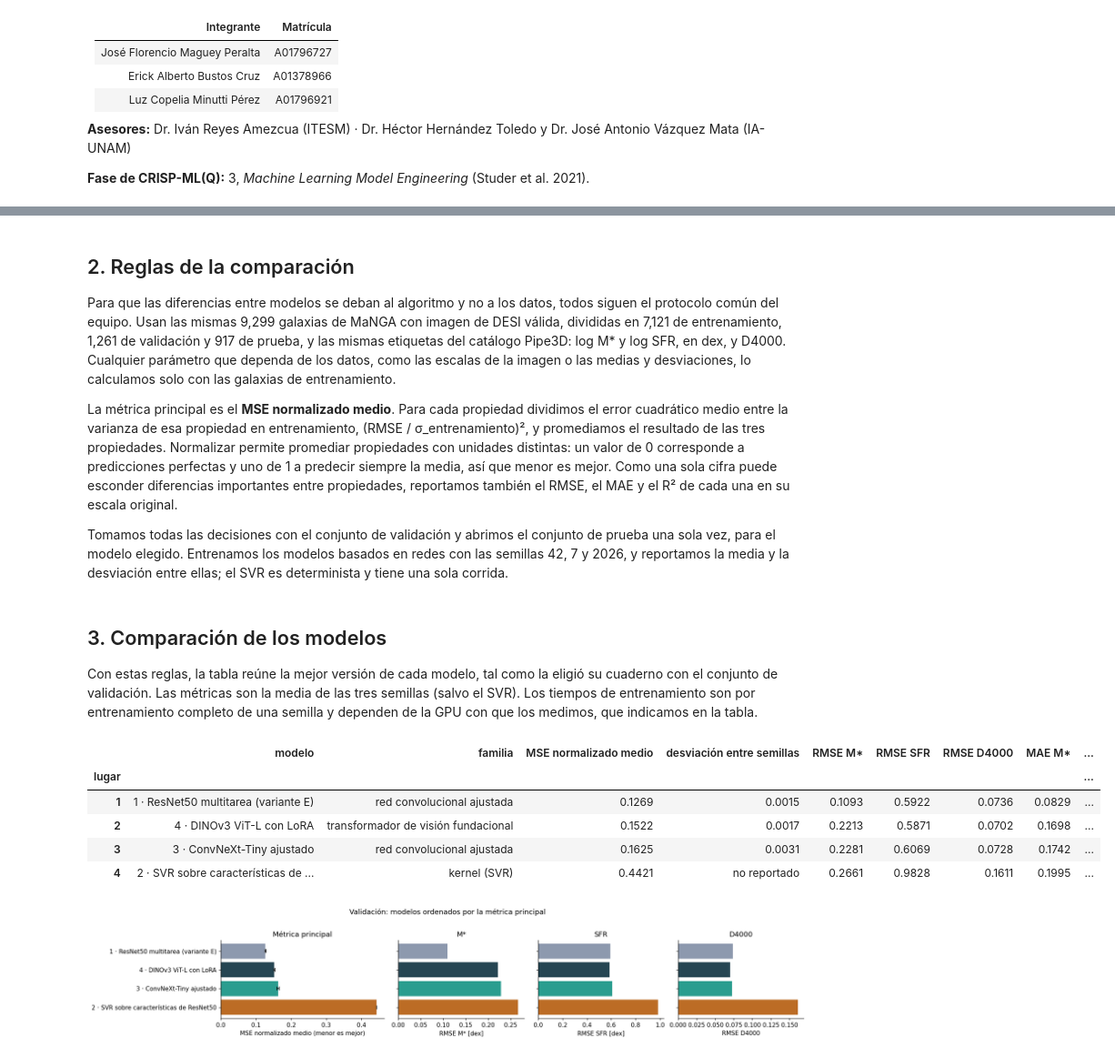
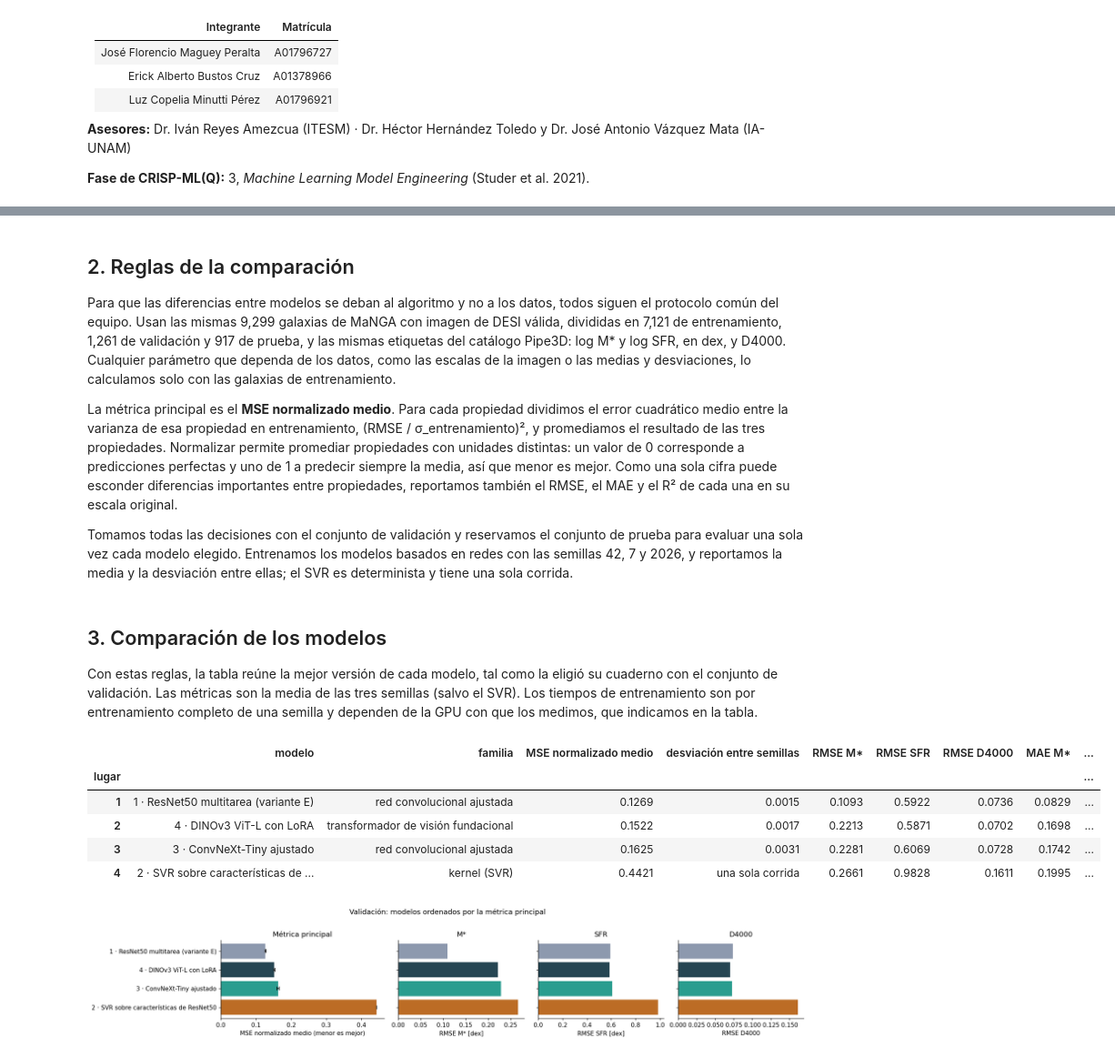
Before and after one commit to erteck/InferenciaPropiedadesFisicas, a Jupyter notebook: Notebooks/Variante Modelos/Avance4.24.ipynb, the cells around one changed output, grey strips where cells are left out. Shown at 91% size. Saved outputs shown, nothing was run; the diff lists cells and outputs as text; code cells hidden in the pictures.

```diff
--- a/Notebooks/Variante Modelos/Avance4.24.ipynb
+++ b/Notebooks/Variante Modelos/Avance4.24.ipynb
@@ -34,7 +34,7 @@ Para que las diferencias entre modelos se deban al algoritmo y no a los datos, t
 
 La métrica principal es el **MSE normalizado medio**. Para cada propiedad dividimos el error cuadrático medio entre la varianza de esa propiedad en entrenamiento, (RMSE / σ_entrenamiento)², y promediamos el resultado de las tres propiedades. Normalizar permite promediar propiedades con unidades distintas: un valor de 0 corresponde a predicciones perfectas y uno de 1 a predecir siempre la media, así que menor es mejor. Como una sola cifra puede esconder diferencias importantes entre propiedades, reportamos también el RMSE, el MAE y el R² de cada una en su escala original.
 
-Tomamos todas las decisiones con el conjunto de validación y abrimos el conjunto de prueba una sola vez, para el modelo elegido. Entrenamos los modelos basados en redes con las semillas 42, 7 y 2026, y reportamos la media y la desviación entre ellas; el SVR es determinista y tiene una sola corrida.
+Tomamos todas las decisiones con el conjunto de validación y reservamos el conjunto de prueba para evaluar una sola vez cada modelo elegido. Entrenamos los modelos basados en redes con las semillas 42, 7 y 2026, y reportamos la media y la desviación entre ellas; el SVR es determinista y tiene una sola corrida.
 # %%
 import numpy as np
 import pandas as pd
@@ -74,34 +74,35 @@ MODELOS = [
          mse=0.1522, mse_sd=0.0017, semillas=3,
          rmse=(0.2213, 0.5871, 0.0702), mae=(0.1698, 0.4112, 0.0486), r2=(0.8861, 0.7453, 0.9112),
          minutos_entrenamiento=24.09, gpu="A100", parametros_M=308.19, ms_inferencia=2.71,
          entradas="imagen en color (Lupton)", fuente="Modelo 4, sección 13"),
 ]
 
 filas = []
 for m in MODELOS:
     fila = {"modelo": f"{m['numero']} · {m['modelo']}", "familia": m["familia"],
             "MSE normalizado medio": m["mse"], "desviación entre semillas": m["mse_sd"]}
     for nombre, valores in (("RMSE", m["rmse"]), ("MAE", m["mae"]), ("R²", m["r2"])):
         for propiedad, valor in zip(PROPIEDADES, valores):
             fila[f"{nombre} {propiedad}"] = valor
     fila.update({"min por entrenamiento": m["minutos_entrenamiento"], "GPU": m["gpu"],
                  "parámetros (M)": m["parametros_M"], "ms por galaxia": m["ms_inferencia"],
                  "entradas": m["entradas"], "fuente": m["fuente"]})
     filas.append(fila)
 COMPARATIVA = (pd.DataFrame(filas).sort_values("MSE normalizado medio").reset_index(drop=True))
 COMPARATIVA.index = COMPARATIVA.index + 1
 COMPARATIVA.index.name = "lugar"
 TABLA = COMPARATIVA.copy()
 TABLA["min por entrenamiento"] = TABLA["min por entrenamiento"].round(1)
 TABLA["parámetros (M)"] = TABLA["parámetros (M)"].round(1)
+TABLA["desviación entre semillas"] = TABLA["desviación entre semillas"].round(4).astype(object).where(TABLA["semillas"] > 1 if "semillas" in TABLA else TABLA["desviación entre semillas"].notna(), "una sola corrida")
 display(TABLA.round(4).fillna("no reportado"))
 # %% [output]
 |  | modelo | familia | MSE normalizado medio | desviación entre semillas | RMSE M* | RMSE SFR | RMSE D4000 | MAE M* | ... |
 | lugar |  |  |  |  |  |  |  |  | ... |
 | 1 | 1 · ResNet50 multitarea (variante E) | red convolucional ajustada | 0.1269 | 0.0015 | 0.1093 | 0.5922 | 0.0736 | 0.0829 | ... |
 | 2 | 4 · DINOv3 ViT-L con LoRA | transformador de visión fundacional | 0.1522 | 0.0017 | 0.2213 | 0.5871 | 0.0702 | 0.1698 | ... |
 | 3 | 3 · ConvNeXt-Tiny ajustado | red convolucional ajustada | 0.1625 | 0.0031 | 0.2281 | 0.6069 | 0.0728 | 0.1742 | ... |
-| 4 | 2 · SVR sobre características de ... | kernel (SVR) | 0.4421 | no reportado | 0.2661 | 0.9828 | 0.1611 | 0.1995 | ... |
+| 4 | 2 · SVR sobre características de ... | kernel (SVR) | 0.4421 | una sola corrida | 0.2661 | 0.9828 | 0.1611 | 0.1995 | ... |
 # %%
 numeros = [int(s.split(" · ")[0]) for s in COMPARATIVA.modelo]
 colores = [COLOR_MODELO.get(n, "0.5") for n in numeros]
```
Also changed, not shown: parts of 12 cells of this notebook.
